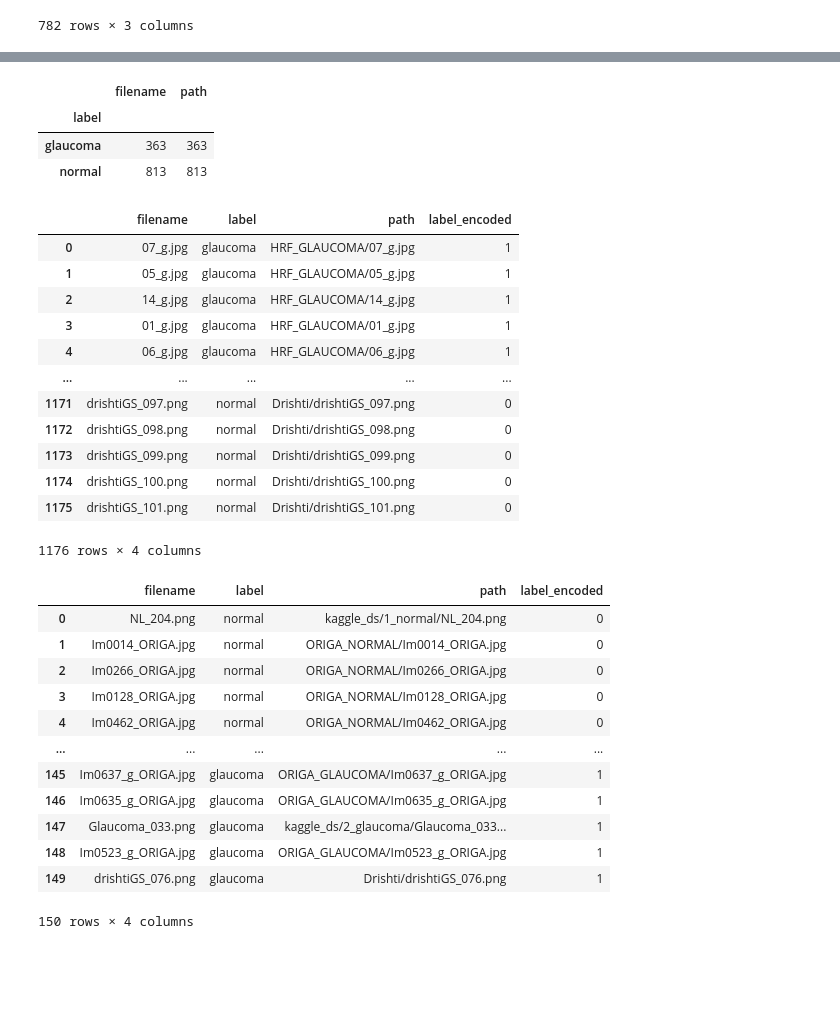
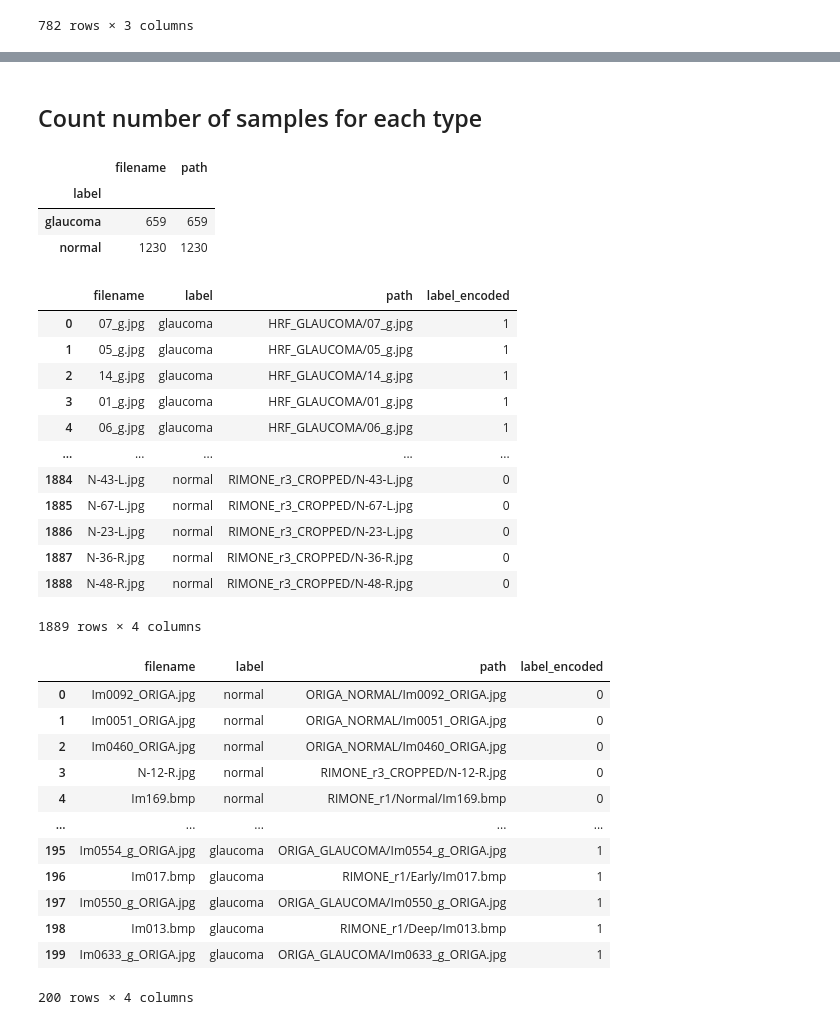
Before and after one commit to TanHaus/lifehack-2020, a Jupyter notebook: glaucoma_ds.ipynb, the cells around one changed output, grey strips where cells are left out. Saved outputs shown, nothing was run; the diff lists cells and outputs as text; code cells hidden in the pictures; blank space fills up the shorter version.

Commit message:
clean up and add RIMONE

```diff
--- a/glaucoma_ds.ipynb
+++ b/glaucoma_ds.ipynb
@@ -56,0 +61,7 @@ drishti_glau
+# %%
+with open('RIMONE_glau.txt') as f:
+    rimone_glau = f.readline().rstrip().split(',')
+with open('RIMONE_norm.txt') as f:
+    rimone_norm = f.readline().rstrip().split(',')
+
+rimone_norm[:10]
@@ -56,0 +79,21 @@ drishti_glau
+# %%
+rimone_glau_df = pd.DataFrame({'label': 'glaucoma', 'path': rimone_glau})
+rimone_norm_df = pd.DataFrame({'label': 'normal', 'path': rimone_norm})
+
+rimone_glau_df['filename'] = rimone_glau_df['path'].str.split(os.path.sep).str[-1]
+rimone_norm_df['filename'] = rimone_norm_df['path'].str.split(os.path.sep).str[-1]
+
+def update_rimone_path(path):
+    parts = path.split(os.path.sep)
+
+    dir = parts[0]
+    if   dir == 'RIM_ONE': dir = 'RIMONE_r1'
+    elif dir == 'RIM_TWO': dir = 'RIMONE_r2'
+    elif dir == 'RIM_THREE_CROPPED': dir = 'RIMONE_r3_CROPPED'
+
+    return os.path.sep.join([dir] + parts[1:])
+
+rimone_glau_df['path'] = rimone_glau_df['path'].apply(update_rimone_path)
+rimone_norm_df['path'] = rimone_norm_df['path'].apply(update_rimone_path)
+
+rimone_glau_df
@@ -89,5 +150,6 @@ glau_df
 # %%
 glau_df = glau_df.append(drishti_glau, ignore_index=True)
+glau_df = glau_df.append(rimone_glau_df, ignore_index=True)
 glau_df
 # %% [output]
 |  | filename | label | path |
@@ -138,5 +202,6 @@ normal_df
 # %%
 normal_df = normal_df.append(drishti_norm, ignore_index=True)
+normal_df = normal_df.append(rimone_norm_df, ignore_index=True)
 normal_df
 # %% [output]
 |  | filename | label | path |
@@ -172,10 +237,12 @@ df
+# %% [markdown]
+## Count number of samples for each type
 # %%
 df.groupby('label').count()
 # %% [output]
 |  | filename | path |
 | label |  |  |
-| glaucoma | 363 | 363 |
-| normal | 813 | 813 |
+| glaucoma | 659 | 659 |
+| normal | 1230 | 1230 |
 # %%
 df['label_encoded'] = (df['label'] == 'glaucoma').astype(int)
 df
@@ -187,34 +254,34 @@ df
 | 3 | 01_g.jpg | glaucoma | HRF_GLAUCOMA/01_g.jpg | 1 |
 | 4 | 06_g.jpg | glaucoma | HRF_GLAUCOMA/06_g.jpg | 1 |
 | ... | ... | ... | ... | ... |
-| 1171 | drishtiGS_097.png | normal | Drishti/drishtiGS_097.png | 0 |
-| 1172 | drishtiGS_098.png | normal | Drishti/drishtiGS_098.png | 0 |
-| 1173 | drishtiGS_099.png | normal | Drishti/drishtiGS_099.png | 0 |
-| 1174 | drishtiGS_100.png | normal | Drishti/drishtiGS_100.png | 0 |
-| 1175 | drishtiGS_101.png | normal | Drishti/drishtiGS_101.png | 0 |
+| 1884 | N-43-L.jpg | normal | RIMONE_r3_CROPPED/N-43-L.jpg | 0 |
+| 1885 | N-67-L.jpg | normal | RIMONE_r3_CROPPED/N-67-L.jpg | 0 |
+| 1886 | N-23-L.jpg | normal | RIMONE_r3_CROPPED/N-23-L.jpg | 0 |
+| 1887 | N-36-R.jpg | normal | RIMONE_r3_CROPPED/N-36-R.jpg | 0 |
+| 1888 | N-48-R.jpg | normal | RIMONE_r3_CROPPED/N-48-R.jpg | 0 |
-1176 rows × 4 columns
+1889 rows × 4 columns
 # %%
-TEST_SIZE = 75
+TEST_SIZE = 100
+VAL_SIZE = 100
 test_df = pd.DataFrame(columns=df.columns)
 
 for i in range(2):
     temp_df = df[df['label_encoded'] == i]
     temp_df = temp_df.sample(TEST_SIZE, random_state=0)
-
     test_df = test_df.append(temp_df, ignore_index=True)
 
 test_df
 # %% [output]
 |  | filename | label | path | label_encoded |
-| 0 | NL_204.png | normal | kaggle_ds/1_normal/NL_204.png | 0 |
-| 1 | Im0014_ORIGA.jpg | normal | ORIGA_NORMAL/Im0014_ORIGA.jpg | 0 |
-| 2 | Im0266_ORIGA.jpg | normal | ORIGA_NORMAL/Im0266_ORIGA.jpg | 0 |
-| 3 | Im0128_ORIGA.jpg | normal | ORIGA_NORMAL/Im0128_ORIGA.jpg | 0 |
-| 4 | Im0462_ORIGA.jpg | normal | ORIGA_NORMAL/Im0462_ORIGA.jpg | 0 |
+| 0 | Im0092_ORIGA.jpg | normal | ORIGA_NORMAL/Im0092_ORIGA.jpg | 0 |
+| 1 | Im0051_ORIGA.jpg | normal | ORIGA_NORMAL/Im0051_ORIGA.jpg | 0 |
+| 2 | Im0460_ORIGA.jpg | normal | ORIGA_NORMAL/Im0460_ORIGA.jpg | 0 |
+| 3 | N-12-R.jpg | normal | RIMONE_r3_CROPPED/N-12-R.jpg | 0 |
+| 4 | Im169.bmp | normal | RIMONE_r1/Normal/Im169.bmp | 0 |
 | ... | ... | ... | ... | ... |
-| 145 | Im0637_g_ORIGA.jpg | glaucoma | ORIGA_GLAUCOMA/Im0637_g_ORIGA.jpg | 1 |
-| 146 | Im0635_g_ORIGA.jpg | glaucoma | ORIGA_GLAUCOMA/Im0635_g_ORIGA.jpg | 1 |
-| 147 | Glaucoma_033.png | glaucoma | kaggle_ds/2_glaucoma/Glaucoma_033... | 1 |
-| 148 | Im0523_g_ORIGA.jpg | glaucoma | ORIGA_GLAUCOMA/Im0523_g_ORIGA.jpg | 1 |
-| 149 | drishtiGS_076.png | glaucoma | Drishti/drishtiGS_076.png | 1 |
+| 195 | Im0554_g_ORIGA.jpg | glaucoma | ORIGA_GLAUCOMA/Im0554_g_ORIGA.jpg | 1 |
+| 196 | Im017.bmp | glaucoma | RIMONE_r1/Early/Im017.bmp | 1 |
+| 197 | Im0550_g_ORIGA.jpg | glaucoma | ORIGA_GLAUCOMA/Im0550_g_ORIGA.jpg | 1 |
+| 198 | Im013.bmp | glaucoma | RIMONE_r1/Deep/Im013.bmp | 1 |
+| 199 | Im0633_g_ORIGA.jpg | glaucoma | ORIGA_GLAUCOMA/Im0633_g_ORIGA.jpg | 1 |
-150 rows × 4 columns
+200 rows × 4 columns
```
Also changed, not shown: parts of 14 cells of this notebook, 9 other files.
